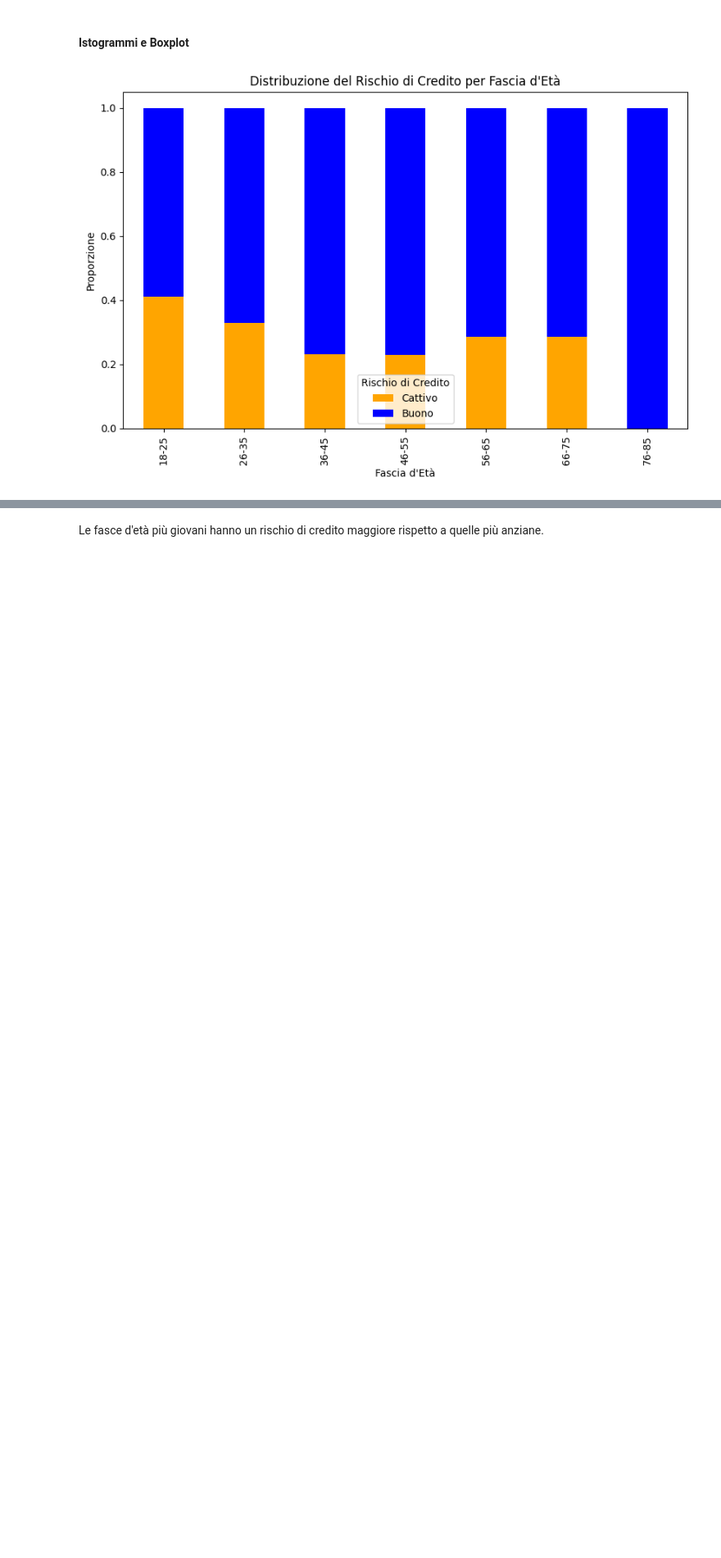
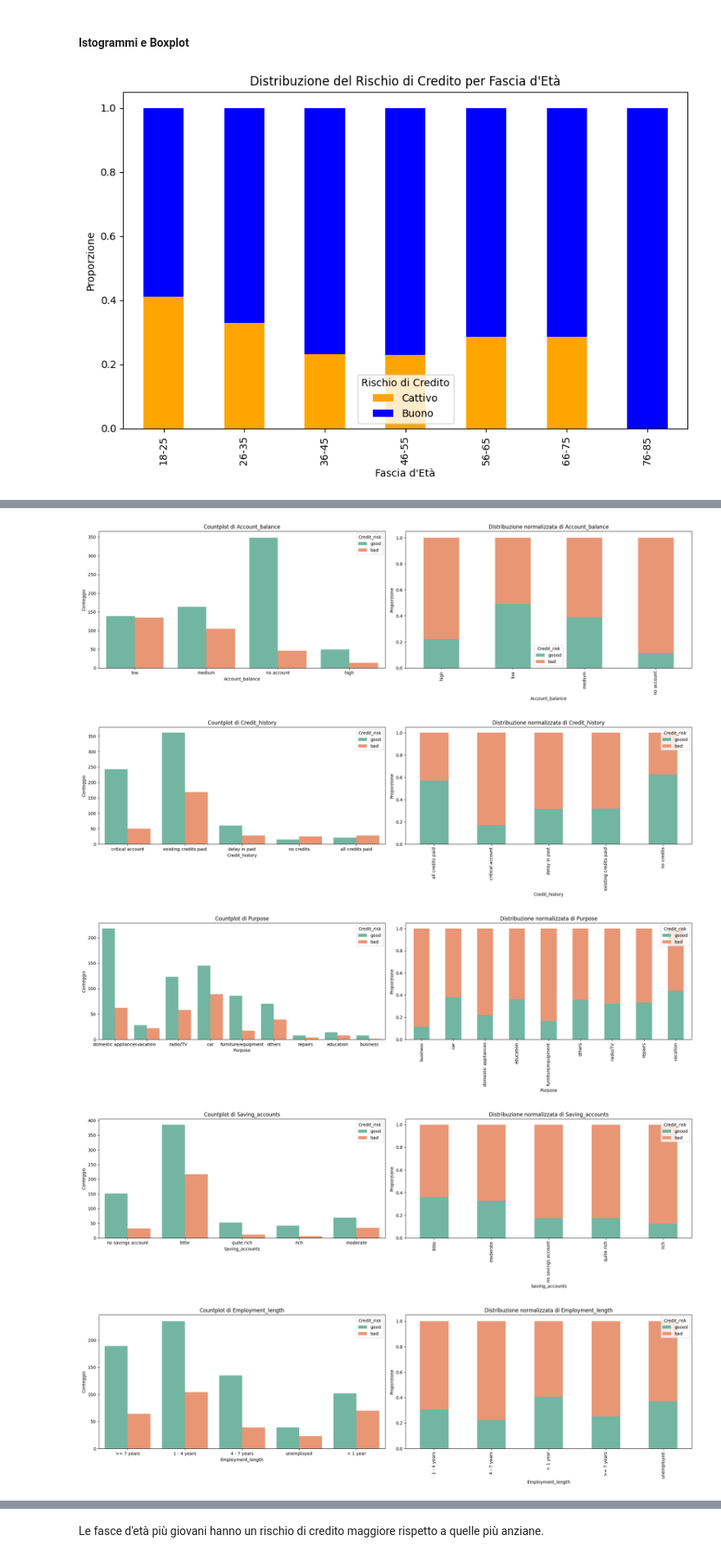
Before and after one commit to hidemet/mldm-credit-card-risk, a Jupyter notebook: myCopy_ProgettoMLDM_Dumas_Rossini.ipynb, the cells around one changed output, grey strips where cells are left out. Shown at 82% size. Drawn from its saved outputs; the diff is of its cells as text; code cells hidden in the pictures; blank space fills up the shorter version.

```diff
--- a/myCopy_ProgettoMLDM_Dumas_Rossini.ipynb
+++ b/myCopy_ProgettoMLDM_Dumas_Rossini.ipynb
@@ -340,0 +381,28 @@ for feature in numeric_features:
+# %%
+# --- Visualizzazione per le feature categoriali (senza boxplot) ---
+for feature in categorial_cols:
+    fig, axes = plt.subplots(1, 2, figsize=(20, 6))
+
+    # 1. Countplot: Frequenza assoluta per ciascuna categoria con separazione per Credit_risk
+    sns.countplot(data=data_copy, x=feature, hue='Credit_risk', palette="Set2", ax=axes[0])
+    axes[0].set_title(f'Countplot di {feature}')
+    axes[0].set_xlabel(feature)
+    axes[0].set_ylabel('Conteggio')
+
+    # 2. Bar plot della distribuzione normalizzata
+    dist = data_copy.groupby(feature)['Credit_risk'].value_counts(normalize=True).unstack().fillna(0)
+    dist = dist.reindex(sorted(dist.index))
+    dist.plot(kind='bar', stacked=True, color=['#72b6a1', '#e99675'], ax=axes[1])
+    axes[1].set_xlabel(feature)
+    axes[1].set_ylabel('Proporzione')
+    axes[1].legend(title='Credit_risk', labels=['goood', 'bad'])
+    axes[1].set_title(f'Distribuzione normalizzata di {feature}')
+
+    plt.tight_layout()
+    plt.show()
+# %% [output]
+[figure, added]
+[figure, added]
+[figure, added]
+[figure, added]
+[figure, added]
```
Also changed, not shown: parts of 17 cells of this notebook.
